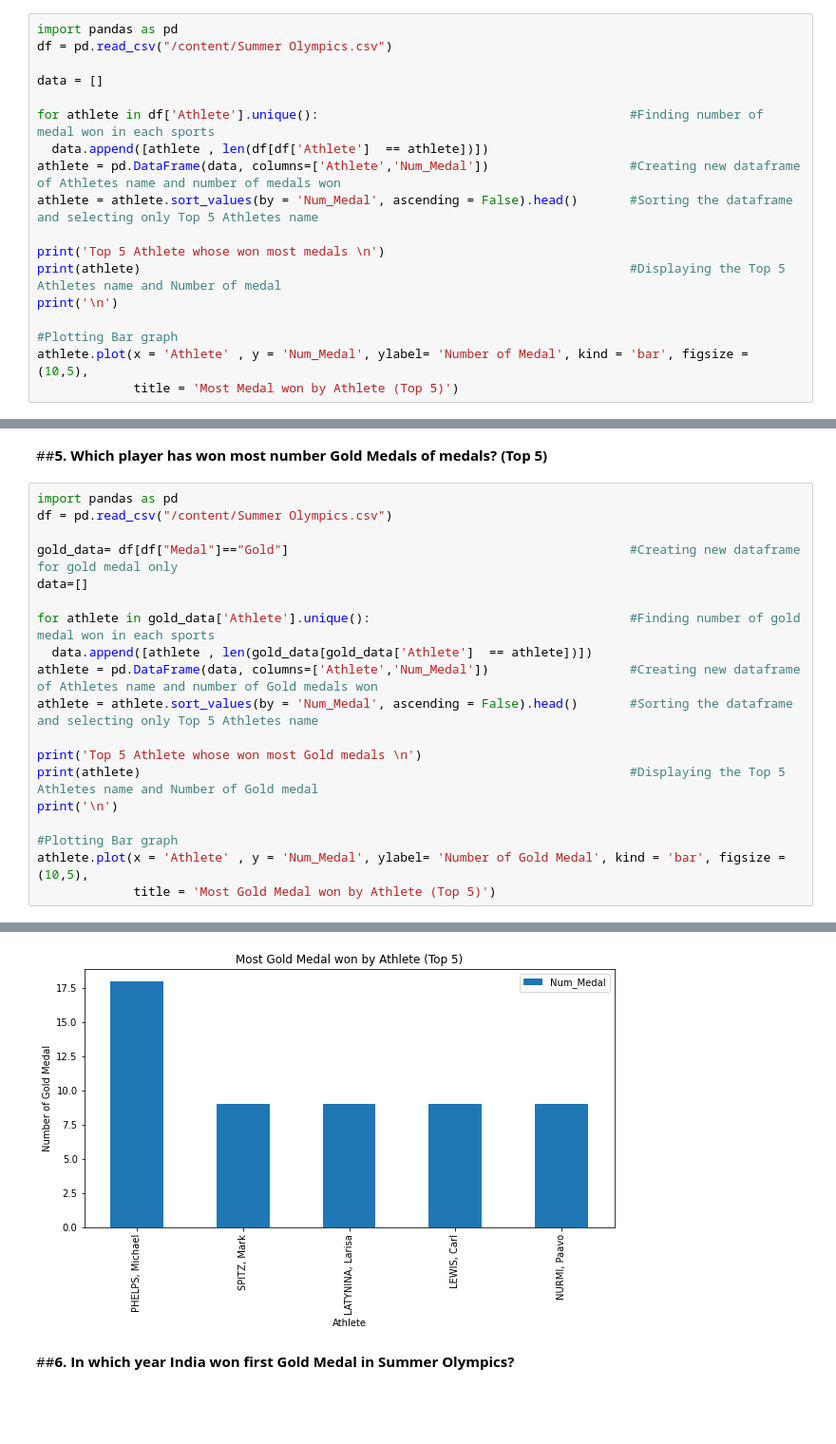
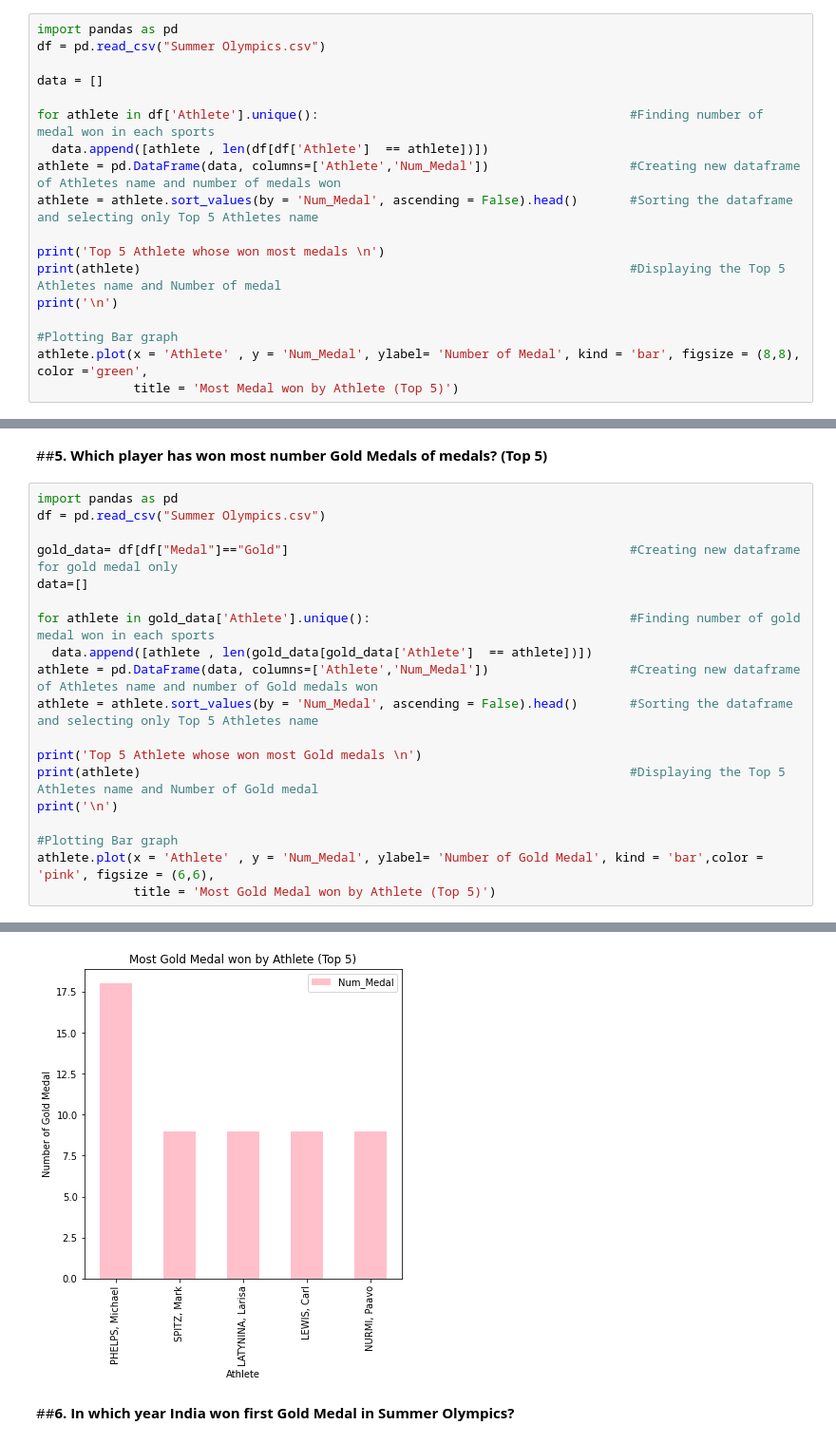
Before and after one commit to Manju-Ghatode/ETG_Summer_Olympics, a Jupyter notebook: Summer_Olympics_datasets.ipynb, the cells around one changed output, grey strips where cells are left out. Shown at 95% size. Drawn from its saved outputs; the diff is of its cells as text; blank space fills up the shorter version.

```diff
--- a/Summer_Olympics_datasets.ipynb
+++ b/Summer_Olympics_datasets.ipynb
@@ -95,7 +153,7 @@ Top 5 sports having most medal won
 ##**4. Which player has won most number of medals? (Top 5)**
 # %%
 import pandas as pd
-df = pd.read_csv("/content/Summer Olympics.csv")
+df = pd.read_csv("Summer Olympics.csv")
 
 data = []
 
@@ -109,7 +167,7 @@ print(athlete)
 print('\n')
 
 #Plotting Bar graph
-athlete.plot(x = 'Athlete' , y = 'Num_Medal', ylabel= 'Number of Medal', kind = 'bar', figsize = (10,5),
+athlete.plot(x = 'Athlete' , y = 'Num_Medal', ylabel= 'Number of Medal', kind = 'bar', figsize = (8,8), color ='green',
              title = 'Most Medal won by Athlete (Top 5)')
 # %% [output]
 Top 5 Athlete whose won most medals
@@ -126,34 +184,34 @@ Top 5 Athlete whose won most medals
 ##**5. Which player has won most number Gold Medals of medals? (Top 5)**
 # %%
 import pandas as pd
-df = pd.read_csv("/content/Summer Olympics.csv")
+df = pd.read_csv("Summer Olympics.csv")
 
 gold_data= df[df["Medal"]=="Gold"]                                              #Creating new dataframe for gold medal only
 data=[]
 
 for athlete in gold_data['Athlete'].unique():                                   #Finding number of gold medal won in each sports
   data.append([athlete , len(gold_data[gold_data['Athlete']  == athlete])])
 athlete = pd.DataFrame(data, columns=['Athlete','Num_Medal'])                   #Creating new dataframe of Athletes name and number of Gold medals won
 athlete = athlete.sort_values(by = 'Num_Medal', ascending = False).head()       #Sorting the dataframe and selecting only Top 5 Athletes name
 
 print('Top 5 Athlete whose won most Gold medals \n')
 print(athlete)                                                                  #Displaying the Top 5 Athletes name and Number of Gold medal
 print('\n')
 
 #Plotting Bar graph
-athlete.plot(x = 'Athlete' , y = 'Num_Medal', ylabel= 'Number of Gold Medal', kind = 'bar', figsize = (10,5),
+athlete.plot(x = 'Athlete' , y = 'Num_Medal', ylabel= 'Number of Gold Medal', kind = 'bar',color = 'pink', figsize = (6,6),
              title = 'Most Gold Medal won by Athlete (Top 5)')
 # %% [output]
 Top 5 Athlete whose won most Gold medals
 
                Athlete  Num_Medal
 6851   PHELPS, Michael         18
 3320       SPITZ, Mark          9
 2714  LATYNINA, Larisa          9
 4630       LEWIS, Carl          9
 907       NURMI, Paavo          9
 <matplotlib.axes._subplots.AxesSubplot at 0x...>
-[figure, old version]
+[figure, new version]
 # %% [markdown]
 ##**6. In which year India won first Gold Medal in Summer Olympics?**
 # %%
```
Also changed, not shown: parts of 16 cells of this notebook.
